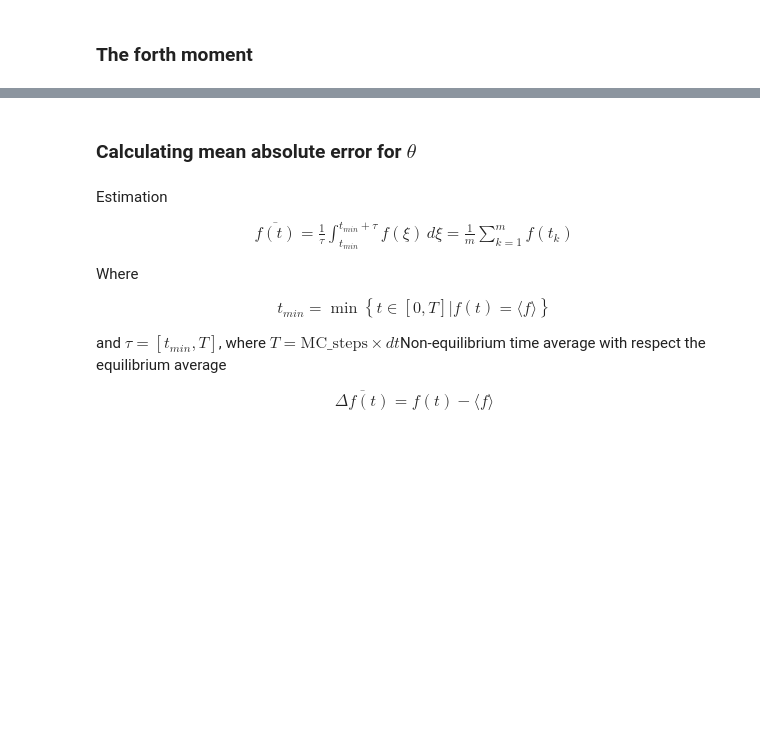
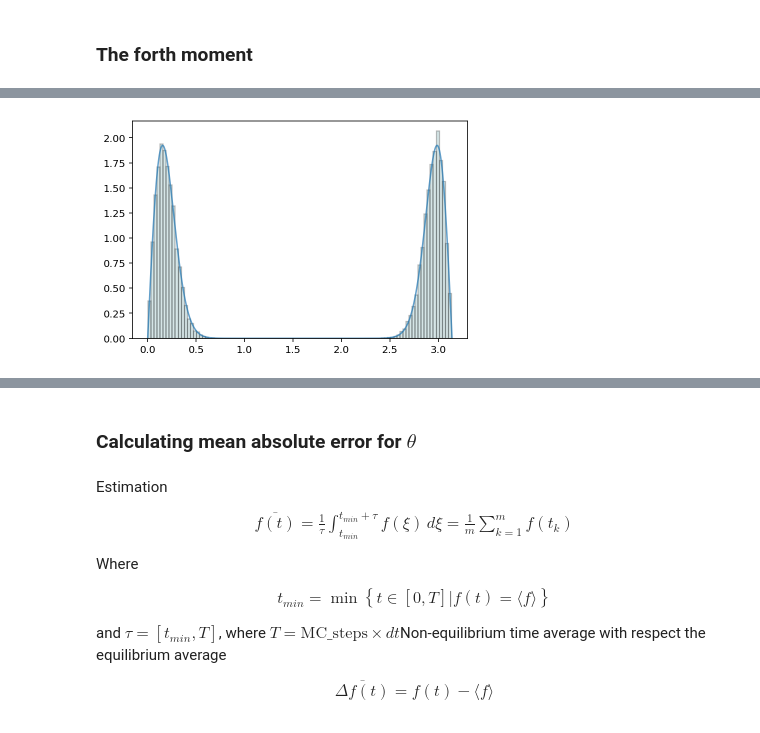
Before and after one commit to AdrianoValdesGomez/PhD-Thesis, a Jupyter notebook: Error_Analysis_Y20.ipynb, the cells around one changed output, grey strips where cells are left out. Drawn from its saved outputs; the diff is of its cells as text; code cells hidden in the pictures; blank space fills up the shorter version.

```diff
--- a/Error_Analysis_Y20.ipynb
+++ b/Error_Analysis_Y20.ipynb
@@ -71,4 +69,4 @@ from scipy import integrate
 # %% [markdown]
 ### Normalization Constant
 # %%
-NY20 = integrate.simps(Y20(thetas,1,5.0*np.sqrt(2*D)/D), thetas)
+NY20 = integrate.simps(Y20(thetas,1., 5.0*np.sqrt(2*D)/D), thetas)
@@ -128,0 +185,6 @@ theta_4nd_m_y20 = integrate.simps(thetas**4 * Y20(thetas,1,5.0*np.sqrt(2*D)/D)/N
+# %%
+plt.plot(thetas, Y20(thetas, NY20, 5.0*np.sqrt(2*D)/D), alpha=0.7)
+plt.hist(hist_thetas[-1], density=True, bins=100, alpha=.25, color = 'cadetblue',
+        edgecolor='black', linewidth=1.2);
+# %% [output]
+[figure, added]
```
Also changed, not shown: parts of 23 cells of this notebook.
